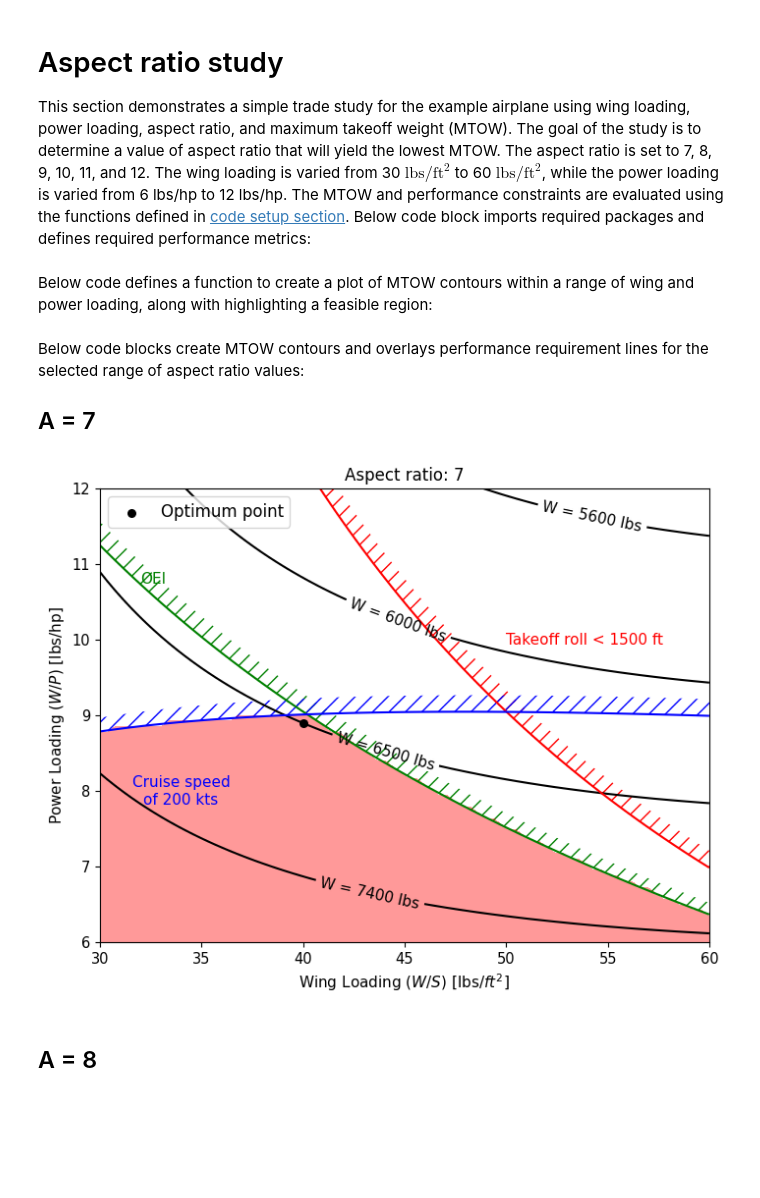
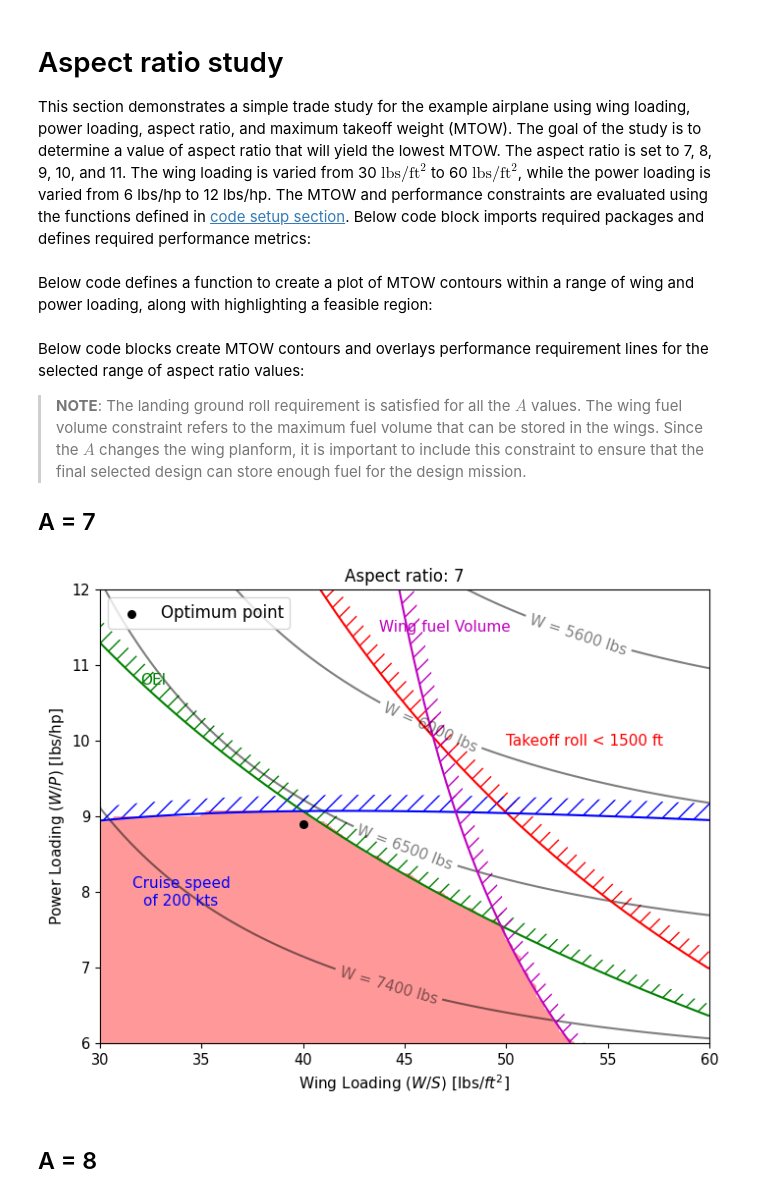
Before and after one commit to ComputationalDesignLab/aircraft-design, a Jupyter notebook: book/trade_study/ar_study.ipynb, the cells around one changed output. Saved outputs shown, nothing was run; the diff lists cells and outputs as text; code cells hidden in the pictures; blank space fills up the shorter version.

```diff
--- a/book/trade_study/ar_study.ipynb
+++ b/book/trade_study/ar_study.ipynb
@@ -1,7 +1,7 @@
 # %% [markdown]
 # Aspect ratio study
 
-This section demonstrates a simple trade study for the example airplane using wing loading, power loading, aspect ratio, and maximum takeoff weight (MTOW). The goal of the study is to determine a value of aspect ratio that will yield the lowest MTOW. The aspect ratio is set to 7, 8, 9, 10, 11, and 12. The wing loading is varied from 30 $\text{lbs}/\text{ft}^2$ to 60 $\text{lbs}/\text{ft}^2$, while the power loading is varied from 6 lbs/hp to 12 lbs/hp. The MTOW and performance constraints are evaluated using the functions defined in [code setup section](setup.md). Below code block imports required packages and defines required performance metrics:
+This section demonstrates a simple trade study for the example airplane using wing loading, power loading, aspect ratio, and maximum takeoff weight (MTOW). The goal of the study is to determine a value of aspect ratio that will yield the lowest MTOW. The aspect ratio is set to 7, 8, 9, 10, and 11. The wing loading is varied from 30 $\text{lbs}/\text{ft}^2$ to 60 $\text{lbs}/\text{ft}^2$, while the power loading is varied from 6 lbs/hp to 12 lbs/hp. The MTOW and performance constraints are evaluated using the functions defined in [code setup section](setup.md). Below code block imports required packages and defines required performance metrics:
 # %%
 import nbimporter
 import numpy as np
@@ -31,6 +31,7 @@ def plot_trade_study(A):
     landing_req = np.zeros_like(X) # empty L array
     cgr_req = np.zeros_like(X) # empty cgr array
     cruise_speed_req = np.zeros_like(X) # empty array
+    fuel_req = np.zeros_like(X) # fuel
 
     # Compute MTOW for each grid point
     for i in range(num_pts):
@@ -46,6 +47,7 @@ def plot_trade_study(A):
             landing_req[i,j] = compute_landing_groundroll(final_parameters) - max_ground_roll
             cgr_req[i,j] = min_oei_cgr - compute_climb_gradient(final_parameters)
             cruise_speed_req[i,j] = final_parameters.avg_cruise_power - final_parameters.P_cruise
+            fuel_req[i,j] = final_parameters.fuel_weight / final_parameters.avgas_density - final_parameters.fuel_tank_volume
 
     # Plotting
     # levels = np.array([4600, 5000, 5400, 6000, 6600])
@@ -54,7 +56,7 @@ def plot_trade_study(A):
     fig, ax = plt.subplots(figsize=(8,6))
 
     # MTOW contours
-    cp = ax.contour(X, Y, mtow, levels=levels, colors="k")
+    cp = ax.contour(X, Y, mtow, levels=levels, colors="k", alpha=0.5)
     ax.clabel(cp, cp.levels, fontsize=fs, fmt=lambda x: f'W = {x:.0f} lbs')
 
     # TO constraints
@@ -77,8 +79,13 @@ def plot_trade_study(A):
     mpl.rcParams['hatch.color'] = "b"
     ax.contourf(X, Y, cruise_speed_req, levels=[0, 15], colors='none', hatches=['//'])
 
+    # Fuel
+    ax.contour(X, Y, fuel_req, colors="m", levels=[0])
+    mpl.rcParams['hatch.color'] = "m"
+    ax.contourf(X, Y, fuel_req, levels=[0, 7], colors='none', hatches=['//'])
+
     # Feasible region
-    feasbile_region = np.logical_and.reduce([takeoff_req <= 0, landing_req <= 0, cgr_req <= 0, cruise_speed_req <= 0])
+    feasbile_region = np.logical_and.reduce([takeoff_req <= 0, landing_req <= 0, cgr_req <= 0, cruise_speed_req <= 0, fuel_req <= 0])
     ax.contourf(wing_loading, power_loading, feasbile_region, colors="r", levels=[0.5,1], alpha=0.4)
 
     # Asthetics
@@ -89,27 +96,30 @@ def plot_trade_study(A):
     ax.annotate("Cruise speed\nof 200 kts", (34,8.0), color='b', fontsize=fs, va="center", ha="center")
     ax.annotate("Takeoff roll < 1500 ft", (50,10), color='r', fontsize=fs, va="center", ha="left")
     ax.annotate("OEI", (32,10.8), color='g', fontsize=fs, va="center", ha="left")
+    ax.annotate("Wing fuel Volume", (47,11.5), color='m', fontsize=fs, va="center", ha="center")
 
     return ax
 
 # Initialize empty array
-A = []
-best_wing_loading = [] # lbs/sq ft
-best_power_loading = [] # lbs/hp
+A = np.array([7, 8, 9, 10, 11])
+best_wing_loading = np.zeros(5) # lbs/sq ft
+best_power_loading = np.zeros(5) # lbs/hp
 # %% [markdown]
 Below code blocks create MTOW contours and overlays performance requirement lines for the selected range of aspect ratio values:
 
+> __NOTE__: The landing ground roll requirement is satisfied for all the $A$ values. The wing fuel volume constraint refers to the maximum fuel volume that can be stored in the wings. Since the $A$ changes the wing planform, it is important to include this constraint to ensure that the final selected design can store enough fuel for the design mission.
+
 ## A = 7
 # %%
-A.append(7)
-best_wing_loading.append(40) # lbs/sq ft
-best_power_loading.append(8.9) # lbs/hp
+idx = 0 # index of the array
+best_wing_loading[idx] = 40 # lbs/sq ft
+best_power_loading[idx] = 8.9 # lbs/hp
 
-ax = plot_trade_study(A[-1])
-ax.scatter(best_wing_loading[-1], best_power_loading[-1], color="k", s=30, label="Optimum point")
+ax = plot_trade_study(A[idx])
+ax.scatter(best_wing_loading[idx], best_power_loading[idx], color="k", s=30, label="Optimum point")
 _ = ax.legend(fontsize=12)
 # %% [output]
-[figure, old version]
+[figure, new version]
 # %% [markdown]
 ## A = 8
 # %%
```
Also changed, not shown: parts of 12 cells of this notebook, 4 other files.
